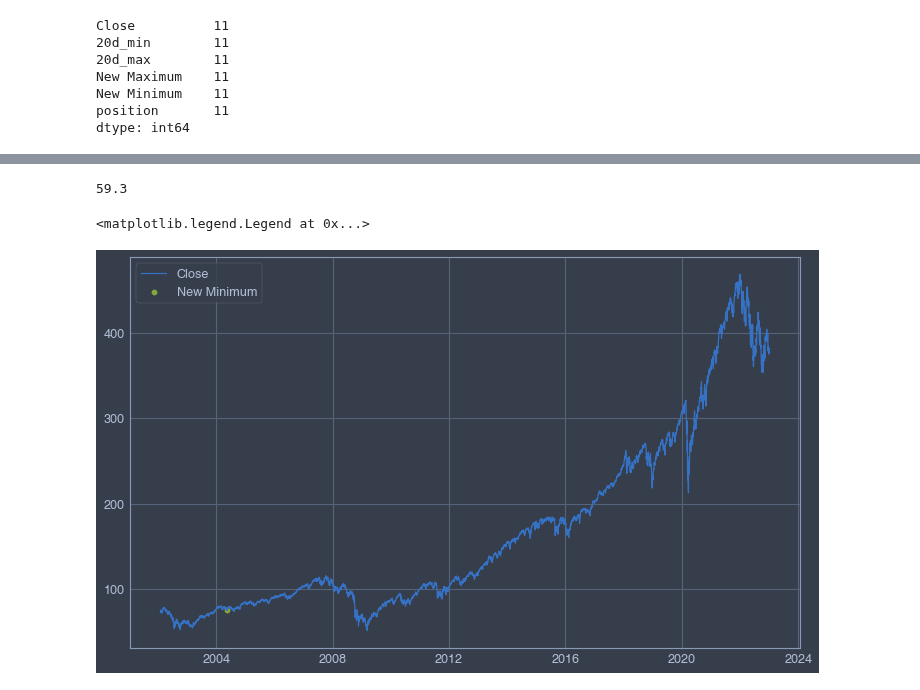
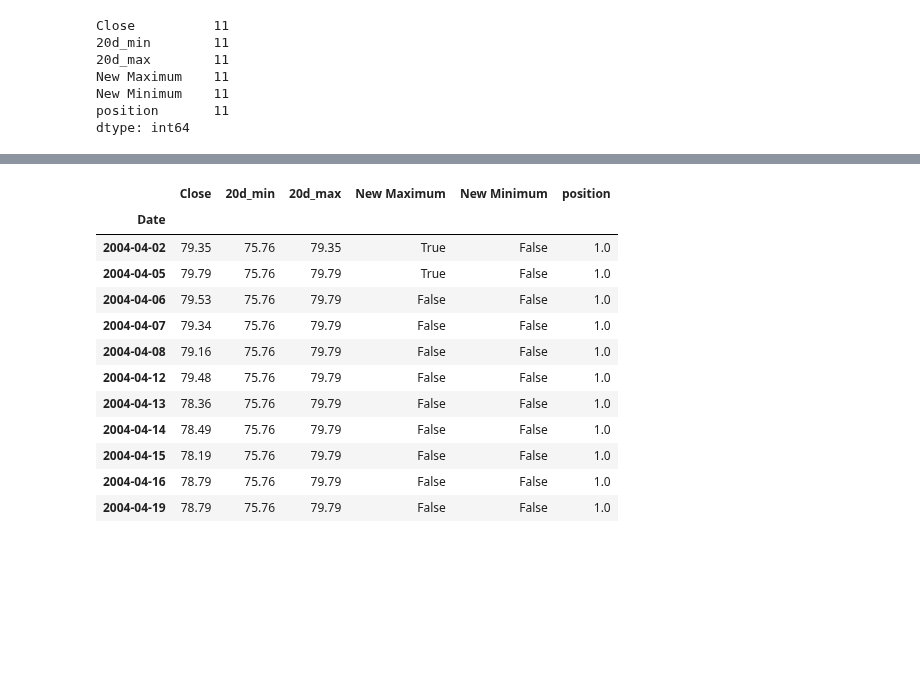
Before and after one commit to fadeeva/stock_market_research, a Jupyter notebook: classic/turtle_soup/simple/simple_TURTLE_SOUP.ipynb, the cells around one changed output, grey strips where cells are left out. Saved outputs shown, nothing was run; the diff lists cells and outputs as text; code cells hidden in the pictures; blank space fills up the shorter version.

```diff
--- a/classic/turtle_soup/simple/simple_TURTLE_SOUP.ipynb
+++ b/classic/turtle_soup/simple/simple_TURTLE_SOUP.ipynb
@@ -438,16 +424,16 @@ dtype: int64
-# %%
-idx = 234
-# spy_close.iloc[idx - 4: idx]['New Minimum'][spy_close.iloc[idx - 4: idx]['New Minimum']]
-spy_close.iloc[idx - 1]['20d_min']
-# %% [output]
-59.3
-# %%
-spy_min_position = spy_close[spy_close['position'] == 1]
-fig, ax = plt.subplots()
-ax.plot(spy_close.index, spy_close['Close'], label='Close')
-ax.scatter(spy_min_position.index, spy_min_position['Close'], label='New Minimum', c='g')
-ax.grid(True)
-plt.legend()
-# %% [output]
-<matplotlib.legend.Legend at 0x...>
-[figure, removed]
+# %%
+spy_position[spy_position['position'] == 1]
+# %% [output]
+|  | Close | 20d_min | 20d_max | New Maximum | New Minimum | position |
+| Date |  |  |  |  |  |  |
+| 2004-04-02 | 79.35 | 75.76 | 79.35 | True | False | 1.0 |
+| 2004-04-05 | 79.79 | 75.76 | 79.79 | True | False | 1.0 |
+| 2004-04-06 | 79.53 | 75.76 | 79.79 | False | False | 1.0 |
+| 2004-04-07 | 79.34 | 75.76 | 79.79 | False | False | 1.0 |
+| 2004-04-08 | 79.16 | 75.76 | 79.79 | False | False | 1.0 |
+| 2004-04-12 | 79.48 | 75.76 | 79.79 | False | False | 1.0 |
+| 2004-04-13 | 78.36 | 75.76 | 79.79 | False | False | 1.0 |
+| 2004-04-14 | 78.49 | 75.76 | 79.79 | False | False | 1.0 |
+| 2004-04-15 | 78.19 | 75.76 | 79.79 | False | False | 1.0 |
+| 2004-04-16 | 78.79 | 75.76 | 79.79 | False | False | 1.0 |
+| 2004-04-19 | 78.79 | 75.76 | 79.79 | False | False | 1.0 |
```
Also changed, not shown: parts of 8 cells of this notebook.
